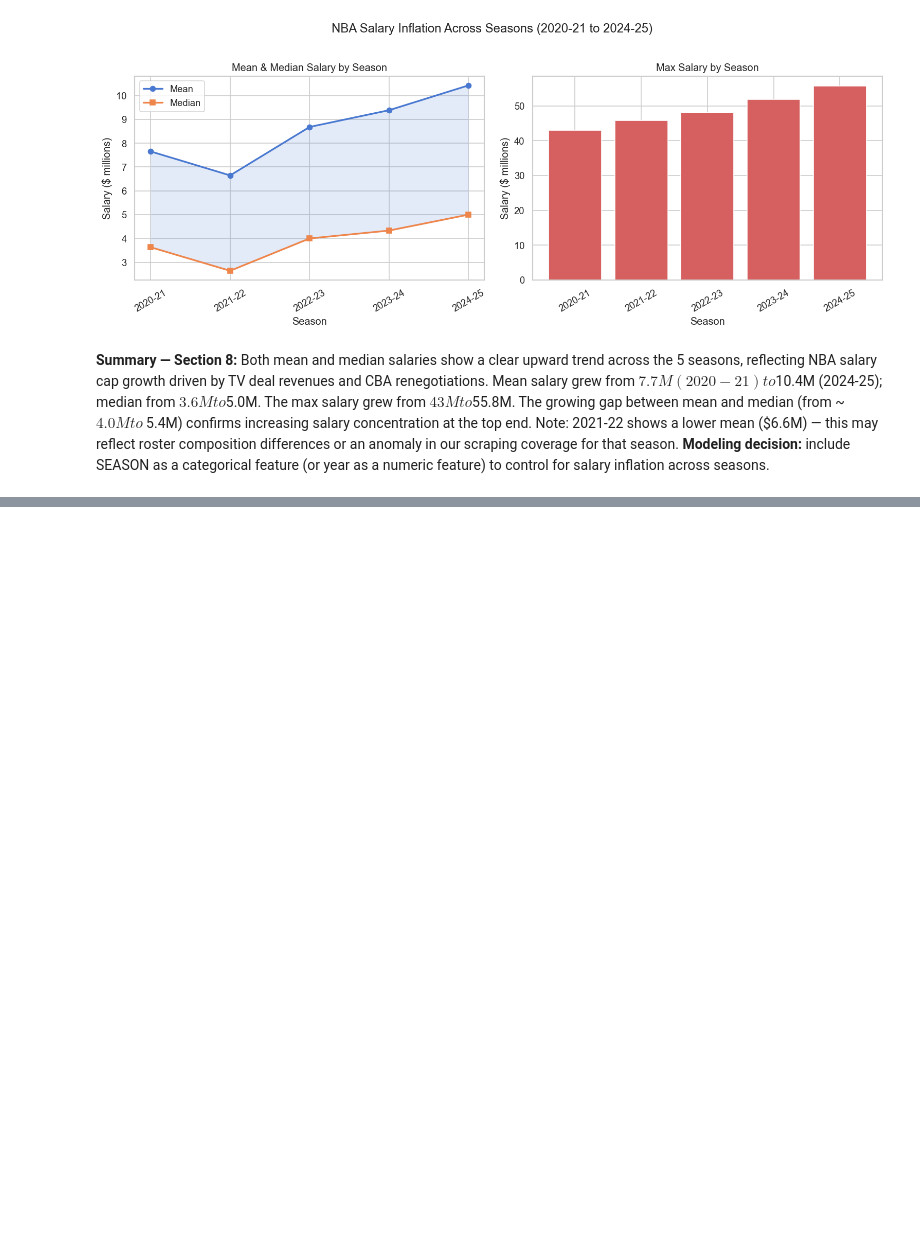
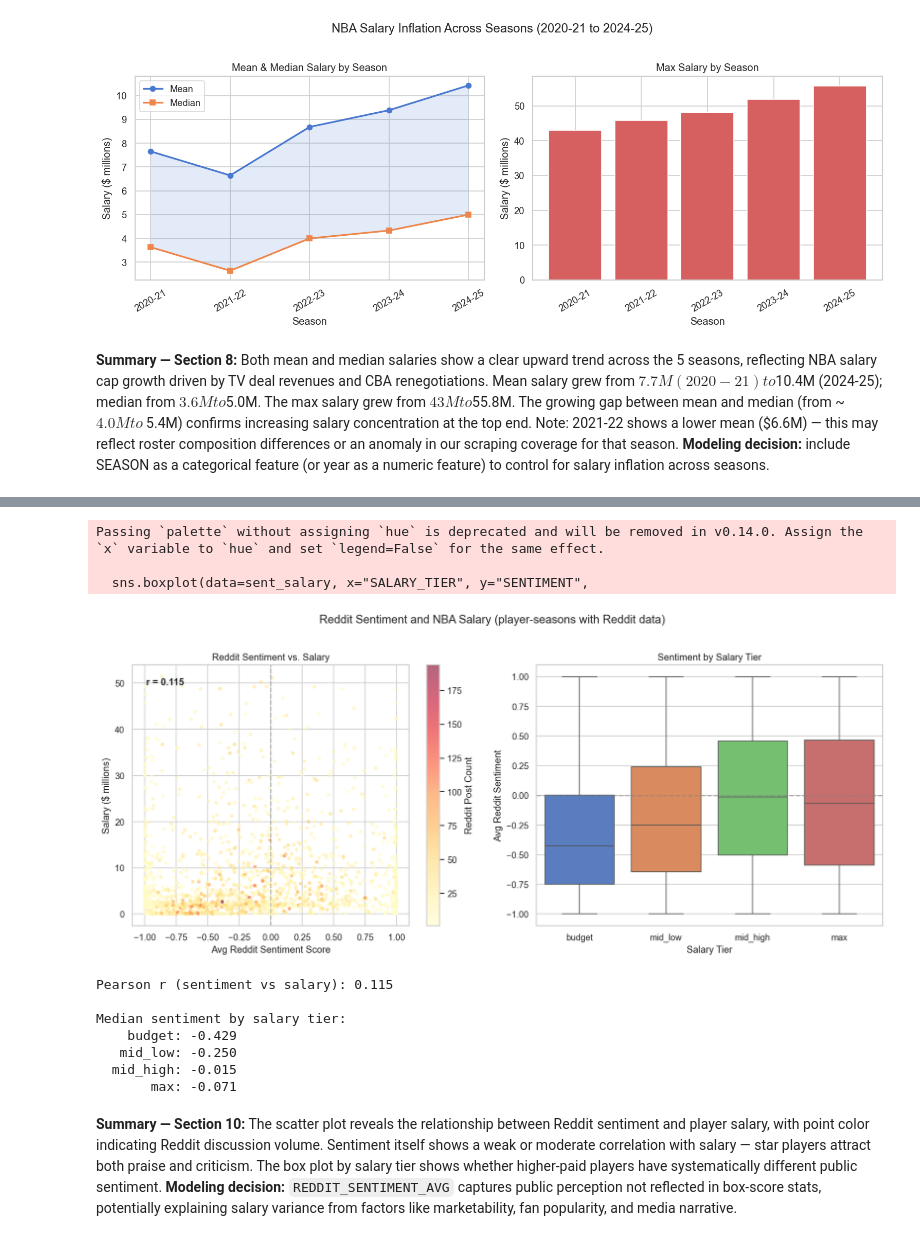
Before and after one commit to allenyjl/NBA-Salary-Prediction, a Jupyter notebook: notebooks/03_eda.ipynb, the cells around one changed output, grey strips where cells are left out. Drawn from its saved outputs; the diff is of its cells as text; code cells hidden in the pictures; blank space fills up the shorter version.

```diff
--- a/notebooks/03_eda.ipynb
+++ b/notebooks/03_eda.ipynb
@@ -540,3 +617,70 @@ Both mean and median salaries show a clear upward trend across the 5 seasons, re
+# %%
+# Sentiment vs salary — scatter + box by tier
+sent_salary = (
+    df.filter(pl.col("REDDIT_POST_COUNT") > 0)
+    .group_by(["PLAYER_NAME", "SEASON"])
+    .agg([
+        pl.col("REDDIT_SENTIMENT_AVG").mean().alias("SENTIMENT"),
+        pl.col("REDDIT_POST_COUNT").sum().alias("POST_COUNT"),
+        pl.col("SEASON_SALARY").first().alias("SEASON_SALARY"),
+        pl.col("SALARY_TIER").first().alias("SALARY_TIER"),
+    ])
+    .to_pandas()
+)
+
+fig, axes = plt.subplots(1, 2, figsize=(14, 6))
+
+# Scatter: sentiment vs salary
+scatter = axes[0].scatter(
+    sent_salary["SENTIMENT"],
+    sent_salary["SEASON_SALARY"] / 1e6,
+    c=sent_salary["POST_COUNT"],
+    cmap="YlOrRd", alpha=0.6, s=20, edgecolors="none",
+)
+plt.colorbar(scatter, ax=axes[0], label="Reddit Post Count")
+axes[0].set_xlabel("Avg Reddit Sentiment Score")
+axes[0].set_ylabel("Salary ($ millions)")
+axes[0].set_title("Reddit Sentiment vs. Salary")
+axes[0].axvline(0, color="grey", linestyle="--", alpha=0.5)
+
+corr = sent_salary[["SENTIMENT", "SEASON_SALARY"]].corr().iloc[0, 1]
+axes[0].annotate(f"r = {corr:.3f}", xy=(0.05, 0.95), xycoords="axes fraction",
+                 fontsize=12, fontweight="bold", va="top")
+
+# Box plot: sentiment by salary tier
+tier_order = ["budget", "mid_low", "mid_high", "max"]
+sns.boxplot(data=sent_salary, x="SALARY_TIER", y="SENTIMENT",
+            order=tier_order, ax=axes[1], palette="muted")
+axes[1].axhline(0, color="grey", linestyle="--", alpha=0.5)
+axes[1].set_xlabel("Salary Tier")
+axes[1].set_ylabel("Avg Reddit Sentiment")
+axes[1].set_title("Sentiment by Salary Tier")
+
+plt.suptitle("Reddit Sentiment and NBA Salary (player-seasons with Reddit data)", y=1.02)
+plt.tight_layout()
+plt.savefig(FIGURES_DIR / "fig10_sentiment_vs_salary.png", bbox_inches="tight")
+plt.show()
+
+print(f"Pearson r (sentiment vs salary): {corr:.3f}")
+print(f"\nMedian sentiment by salary tier:")
+for tier in tier_order:
+    med = sent_salary[sent_salary["SALARY_TIER"] == tier]["SENTIMENT"].median()
+    print(f"  {tier:>8s}: {med:.3f}")
+# %% [output]
+Passing `palette` without assigning `hue` is deprecated and will be removed in v0.14.0. Assign the `x` variable to `hue` and set `legend=False` for the same effect.
+
+  sns.boxplot(data=sent_salary, x="SALARY_TIER", y="SENTIMENT",
+[figure, added]
+Pearson r (sentiment vs salary): 0.115
+
+Median sentiment by salary tier:
+    budget: -0.429
+   mid_low: -0.250
+  mid_high: -0.015
+       max: -0.071
+# %% [markdown]
+**Summary — Section 10:**
+The scatter plot reveals the relationship between Reddit sentiment and player salary, with point color indicating Reddit discussion volume. Sentiment itself shows a weak or moderate correlation with salary — star players attract both praise and criticism. The box plot by salary tier shows whether higher-paid players have systematically different public sentiment. **Modeling decision:** `REDDIT_SENTIMENT_AVG` captures public perception not reflected in box-score stats, potentially explaining salary variance from factors like marketability, fan popularity, and media narrative.
 # %% [markdown]
 ---
 ## EDA Summary
```
Also changed, not shown: parts of 9 cells of this notebook, 15 other files.
